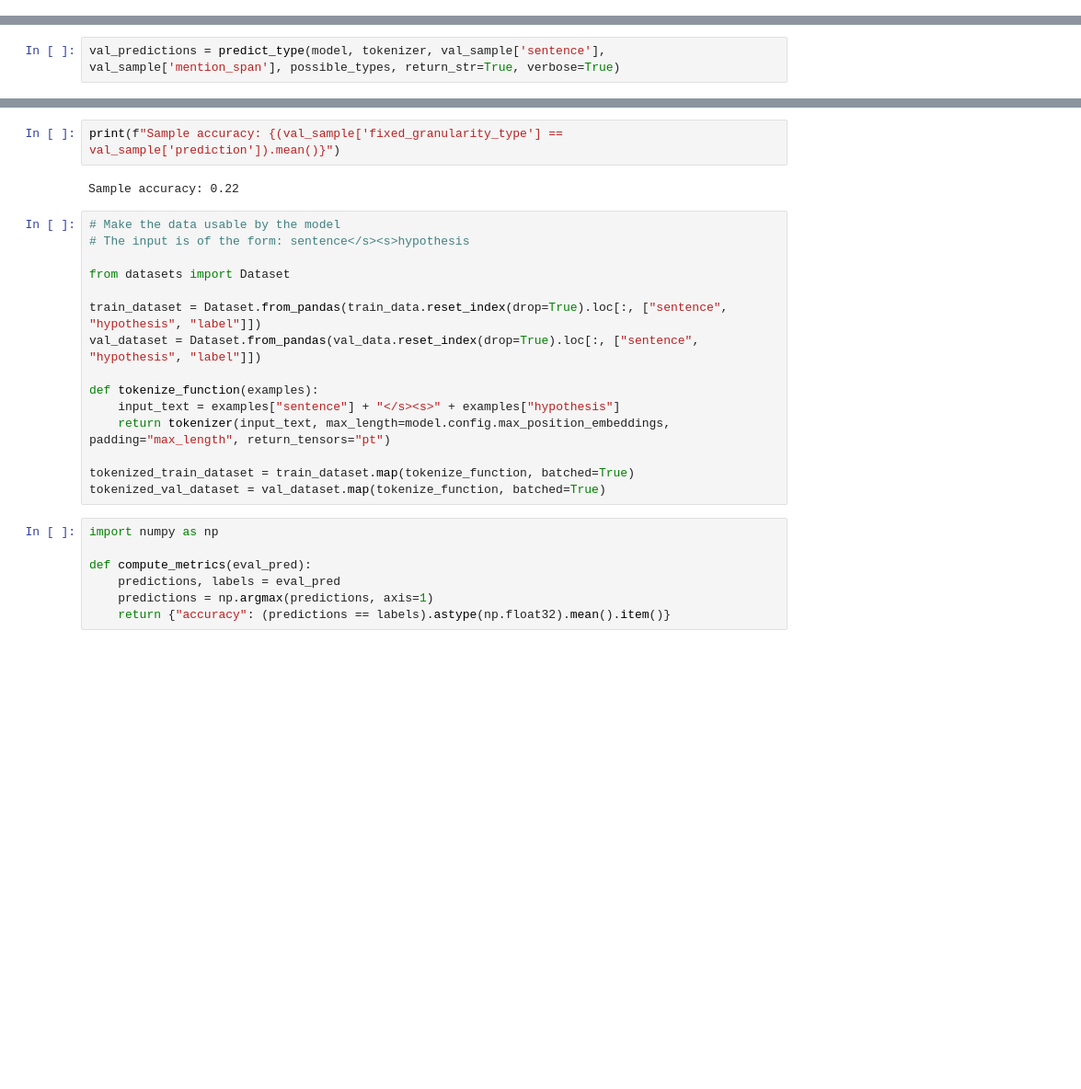
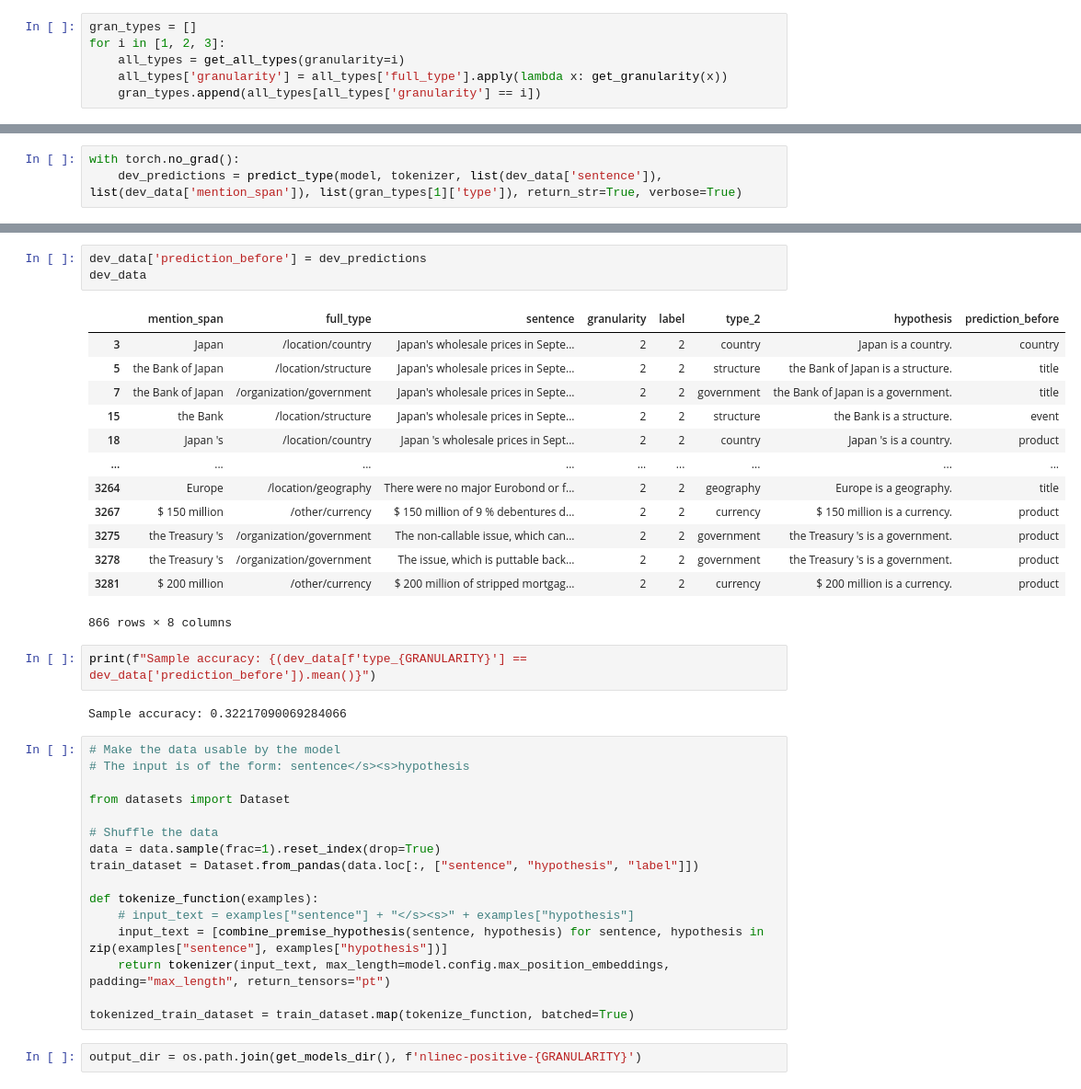
Before and after one commit to psaegert/nli-nec, a Jupyter notebook: dev/experimental/train.ipynb, the cells around one changed output, grey strips where cells are left out. Shown at 92% size. Saved outputs shown, nothing was run; the diff lists cells and outputs as text; blank space fills up the shorter version.

```diff
--- a/dev/experimental/train.ipynb
+++ b/dev/experimental/train.ipynb
@@ -56,3 +50,9 @@ train_data, val_data = train_test_split(data, test_size=0.2, random_state=42)
+# %%
+gran_types = []
+for i in [1, 2, 3]:
+    all_types = get_all_types(granularity=i)
+    all_types['granularity'] = all_types['full_type'].apply(lambda x: get_granularity(x))
+    gran_types.append(all_types[all_types['granularity'] == i])
 # %%
 from transformers import AutoTokenizer, AutoModelForSequenceClassification
 
@@ -84,2 +65,3 @@ val_sample
 # %%
-val_predictions = predict_type(model, tokenizer, val_sample['sentence'], val_sample['mention_span'], possible_types, return_str=True, verbose=True)
+with torch.no_grad():
+    dev_predictions = predict_type(model, tokenizer, list(dev_data['sentence']), list(dev_data['mention_span']), list(gran_types[1]['type']), return_str=True, verbose=True)
@@ -103,29 +68,42 @@ val_sample
+# %%
+dev_data['prediction_before'] = dev_predictions
+dev_data
+# %% [output]
+|  | mention_span | full_type | sentence | granularity | label | type_2 | hypothesis | prediction_before |
+| 3 | Japan | /location/country | Japan's wholesale prices in Septe... | 2 | 2 | country | Japan is a country. | country |
+| 5 | the Bank of Japan | /location/structure | Japan's wholesale prices in Septe... | 2 | 2 | structure | the Bank of Japan is a structure. | title |
+| 7 | the Bank of Japan | /organization/government | Japan's wholesale prices in Septe... | 2 | 2 | government | the Bank of Japan is a government. | title |
+| 15 | the Bank | /location/structure | Japan's wholesale prices in Septe... | 2 | 2 | structure | the Bank is a structure. | event |
+| 18 | Japan 's | /location/country | Japan 's wholesale prices in Sept... | 2 | 2 | country | Japan 's is a country. | product |
+| ... | ... | ... | ... | ... | ... | ... | ... | ... |
+| 3264 | Europe | /location/geography | There were no major Eurobond or f... | 2 | 2 | geography | Europe is a geography. | title |
+| 3267 | $ 150 million | /other/currency | $ 150 million of 9 % debentures d... | 2 | 2 | currency | $ 150 million is a currency. | product |
+| 3275 | the Treasury 's | /organization/government | The non-callable issue, which can... | 2 | 2 | government | the Treasury 's is a government. | product |
+| 3278 | the Treasury 's | /organization/government | The issue, which is puttable back... | 2 | 2 | government | the Treasury 's is a government. | product |
+| 3281 | $ 200 million | /other/currency | $ 200 million of stripped mortgag... | 2 | 2 | currency | $ 200 million is a currency. | product |
+866 rows × 8 columns
 # %%
-print(f"Sample accuracy: {(val_sample['fixed_granularity_type'] == val_sample['prediction']).mean()}")
+print(f"Sample accuracy: {(dev_data[f'type_{GRANULARITY}'] == dev_data['prediction_before']).mean()}")
 # %% [output]
-Sample accuracy: 0.22
+Sample accuracy: 0.32217090069284066
 # %%
 # Make the data usable by the model
 # The input is of the form: sentence</s><s>hypothesis
 
 from datasets import Dataset
 
-train_dataset = Dataset.from_pandas(train_data.reset_index(drop=True).loc[:, ["sentence", "hypothesis", "label"]])
-val_dataset = Dataset.from_pandas(val_data.reset_index(drop=True).loc[:, ["sentence", "hypothesis", "label"]])
+# Shuffle the data
+data = data.sample(frac=1).reset_index(drop=True)
+train_dataset = Dataset.from_pandas(data.loc[:, ["sentence", "hypothesis", "label"]])
 
 def tokenize_function(examples):
-    input_text = examples["sentence"] + "</s><s>" + examples["hypothesis"]
+    # input_text = examples["sentence"] + "</s><s>" + examples["hypothesis"]
+    input_text = [combine_premise_hypothesis(sentence, hypothesis) for sentence, hypothesis in zip(examples["sentence"], examples["hypothesis"])]
     return tokenizer(input_text, max_length=model.config.max_position_embeddings, padding="max_length", return_tensors="pt")
 
 tokenized_train_dataset = train_dataset.map(tokenize_function, batched=True)
-tokenized_val_dataset = val_dataset.map(tokenize_function, batched=True)
-# %%
-import numpy as np
-
-def compute_metrics(eval_pred):
-    predictions, labels = eval_pred
-    predictions = np.argmax(predictions, axis=1)
-    return {"accuracy": (predictions == labels).astype(np.float32).mean().item()}
+# %%
+output_dir = os.path.join(get_models_dir(), f'nlinec-positive-{GRANULARITY}')
 # %%
 from transformers import Trainer, TrainingArguments
 
```
Also changed, not shown: parts of 19 cells of this notebook, 9 other files.
